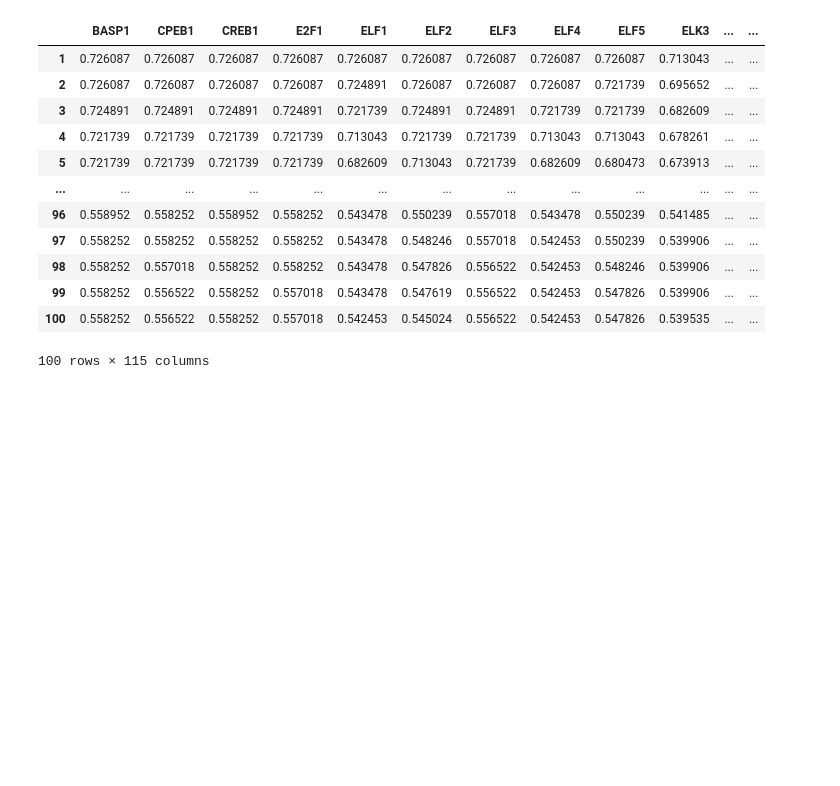
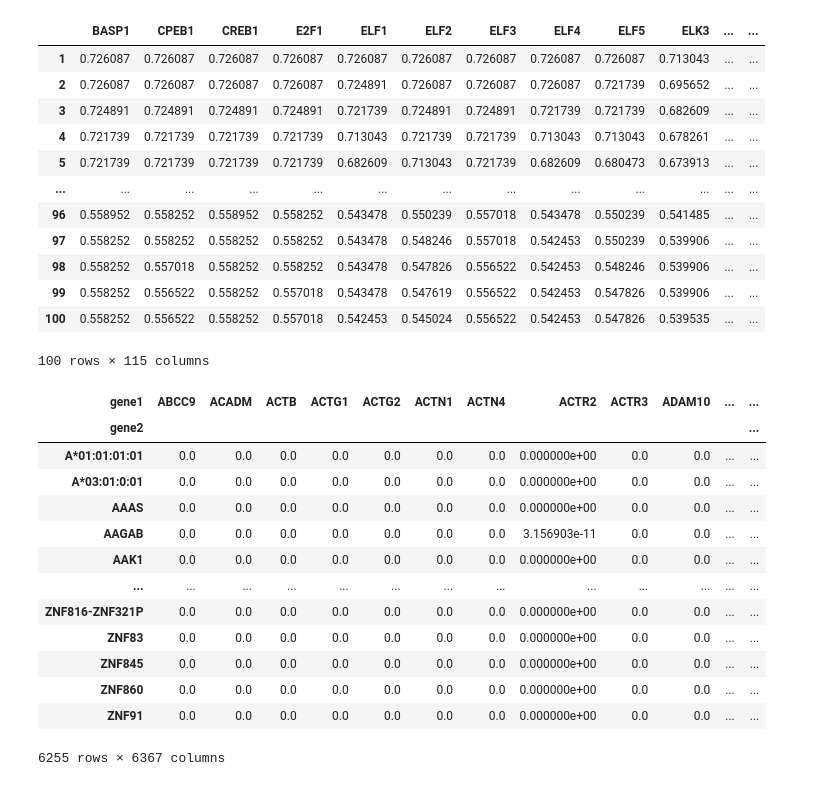
Before and after one commit to hackbio-ca/ppi-prediction-from-rna-seq, a Jupyter notebook: python/ppi_exploration.ipynb, the cells around one changed output. Cells and saved outputs as stored; diff of their text form; code cells hidden in the pictures; blank space fills up the shorter version.

```diff
--- a/python/ppi_exploration.ipynb
+++ b/python/ppi_exploration.ipynb
@@ -155,0 +162,18 @@ write_to_csv(score, filename='goos2022_top_score_per_bait.csv')
+# %%
+johnson_ppi_wide = convert_to_wide(johnson_ppi, bait='gene1', prey='gene2', values='pvalue')
+johnson_ppi_wide
+# %% [output]
+| gene1 | ABCC9 | ACADM | ACTB | ACTG1 | ACTG2 | ACTN1 | ACTN4 | ACTR2 | ACTR3 | ADAM10 | ... | ... |
+| gene2 |  |  |  |  |  |  |  |  |  |  |  | ... |
+| A*01:01:01:01 | 0.0 | 0.0 | 0.0 | 0.0 | 0.0 | 0.0 | 0.0 | 0.000000e+00 | 0.0 | 0.0 | ... | ... |
+| A*03:01:0:01 | 0.0 | 0.0 | 0.0 | 0.0 | 0.0 | 0.0 | 0.0 | 0.000000e+00 | 0.0 | 0.0 | ... | ... |
+| AAAS | 0.0 | 0.0 | 0.0 | 0.0 | 0.0 | 0.0 | 0.0 | 0.000000e+00 | 0.0 | 0.0 | ... | ... |
+| AAGAB | 0.0 | 0.0 | 0.0 | 0.0 | 0.0 | 0.0 | 0.0 | 3.156903e-11 | 0.0 | 0.0 | ... | ... |
+| AAK1 | 0.0 | 0.0 | 0.0 | 0.0 | 0.0 | 0.0 | 0.0 | 0.000000e+00 | 0.0 | 0.0 | ... | ... |
+| ... | ... | ... | ... | ... | ... | ... | ... | ... | ... | ... | ... | ... |
+| ZNF816-ZNF321P | 0.0 | 0.0 | 0.0 | 0.0 | 0.0 | 0.0 | 0.0 | 0.000000e+00 | 0.0 | 0.0 | ... | ... |
+| ZNF83 | 0.0 | 0.0 | 0.0 | 0.0 | 0.0 | 0.0 | 0.0 | 0.000000e+00 | 0.0 | 0.0 | ... | ... |
+| ZNF845 | 0.0 | 0.0 | 0.0 | 0.0 | 0.0 | 0.0 | 0.0 | 0.000000e+00 | 0.0 | 0.0 | ... | ... |
+| ZNF860 | 0.0 | 0.0 | 0.0 | 0.0 | 0.0 | 0.0 | 0.0 | 0.000000e+00 | 0.0 | 0.0 | ... | ... |
+| ZNF91 | 0.0 | 0.0 | 0.0 | 0.0 | 0.0 | 0.0 | 0.0 | 0.000000e+00 | 0.0 | 0.0 | ... | ... |
+6255 rows × 6367 columns
```
Also changed, not shown: parts of 17 cells of this notebook, 1 other file.
